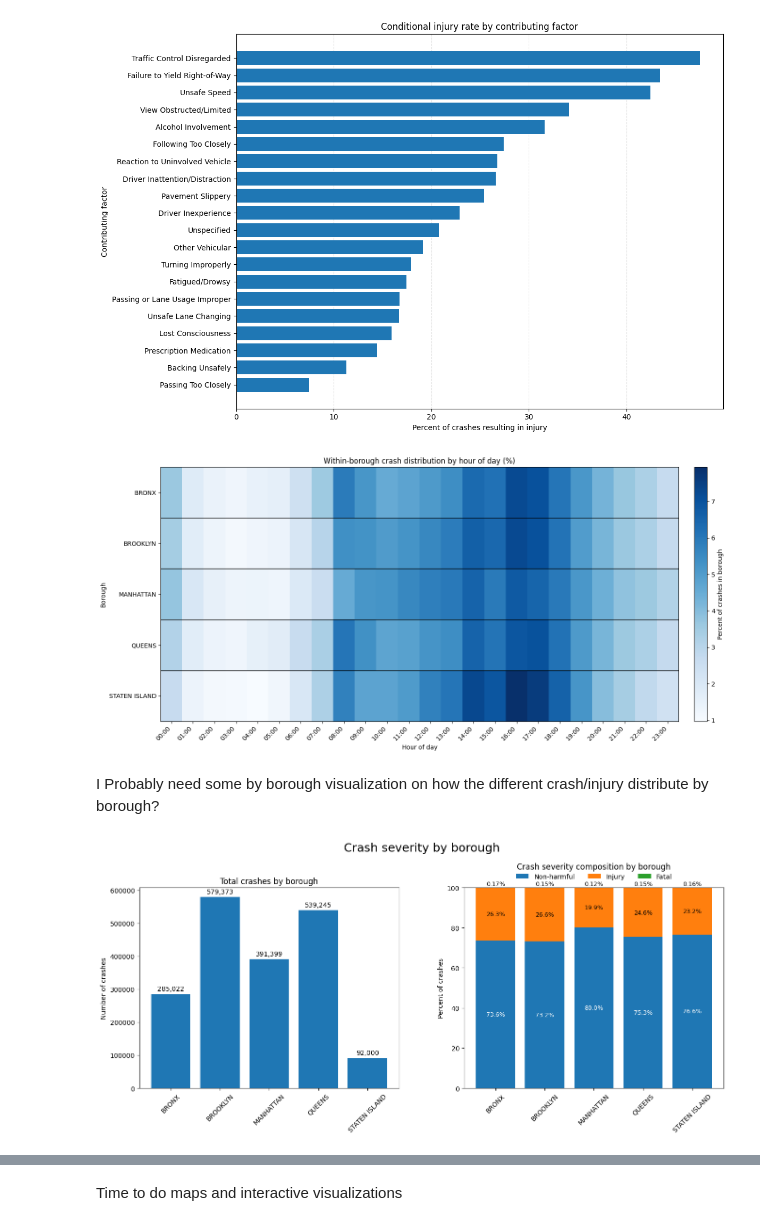
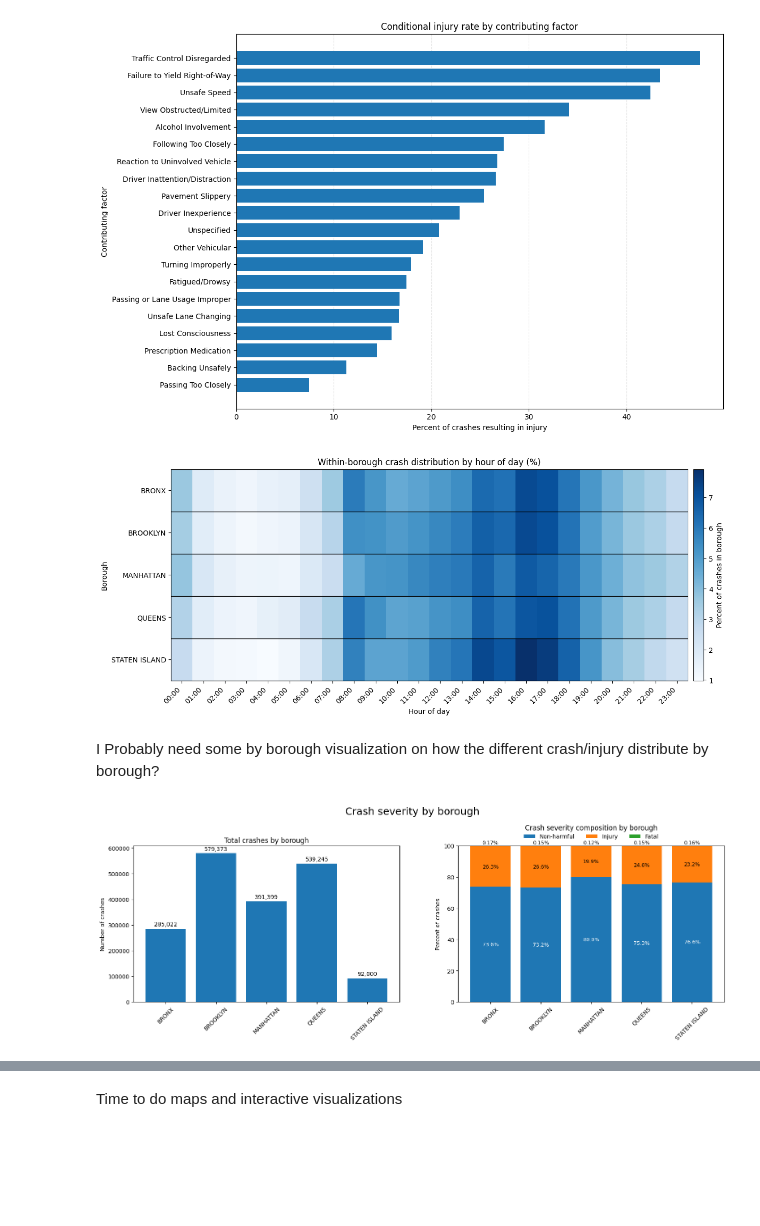
Before and after one commit to Melf-M/Final_project, a Jupyter notebook: cleanup.ipynb, the cells around one changed output, grey strips where cells are left out. Drawn from its saved outputs; the diff is of its cells as text; code cells hidden in the pictures; blank space fills up the shorter version.

```diff
--- a/cleanup.ipynb
+++ b/cleanup.ipynb
@@ -1541,39 +1541,42 @@ boro_order = existing_boros + remaining_boros
 heatmap_data = (
     df_clean.groupby(["BOROUGH", "HOUR"])
     .size()
     .unstack(fill_value=0)
     .reindex(index=boro_order, columns=range(24), fill_value=0)
 )
 
 heatmap_pct = heatmap_data.div(heatmap_data.sum(axis=1), axis=0) * 100
 
-fig, ax = plt.subplots(figsize=(16, 7))
+fig, ax = plt.subplots(figsize=(12, 5))
 
 im = ax.imshow(
     heatmap_pct.values,
     aspect="auto",
     cmap="Blues",
     origin="upper"
 )
 
 ax.set_xticks(range(24))
 ax.set_xticklabels([f"{h:02d}:00" for h in range(24)], rotation=45, ha="right")
 ax.set_yticks(range(len(heatmap_pct.index)))
 ax.set_yticklabels(heatmap_pct.index)
 
 ax.set_xlabel("Hour of day")
 ax.set_ylabel("Borough")
 ax.set_title("Within-borough crash distribution by hour of day (%)")
 for y in np.arange(0.5, len(heatmap_pct.index), 1):
     ax.axhline(y=y, color="black", linewidth=1)
-cbar = fig.colorbar(im, ax=ax,pad=0.025)
+#cbar = fig.colorbar(im, ax=ax,pad=0.025)
+cbar = fig.colorbar(im, ax=ax, pad=0.01, fraction=0.03)
 cbar.set_label("Percent of crashes in borough")
-
-plt.tight_layout()
-plt.savefig(f"{PLOT_PATH}" + f"crash_dist_by_hour.png")
+fig.subplots_adjust(left=0.08, right=0.96, bottom=0.12, top=0.95)
+#plt.tight_layout()
+plt.savefig(f"{PLOT_PATH}" + f"crash_dist_by_hour.png",dpi=300,
+    bbox_inches="tight",
+    pad_inches=0.02)
 plt.show()
 # %% [output]
-[figure, old version]
+[figure, new version]
 # %% [markdown]
 I Probably need some by borough visualization on how the different crash/injury distribute by borough?
 # %%
@@ -1649,7 +1652,7 @@ severity_pct = severity_counts.div(severity_counts.sum(axis=1), axis=0) * 100
 # 4) Plot
 # -----------------------------
 fig, axes = plt.subplots(1, 2, figsize=(16, 6))
-fig.subplots_adjust(top=0.82, wspace=0.25)
+#fig.subplots_adjust(top=0.82, bottom=0.25, wspace=0.25)
 
 # Overall figure title
 fig.suptitle("Crash severity by borough", fontsize=18, y=0.98)
@@ -1704,7 +1707,7 @@ axes[1].tick_params(axis="x", rotation=45)
 axes[1].legend(
     title=None,
     loc="upper center",
-    bbox_to_anchor=(0.5, 1.10),
+    bbox_to_anchor=(0.5, 1.11),
     ncol=3,
     frameon=False
 )
@@ -1750,11 +1753,18 @@ for i in range(len(severity_pct)):
         color="black",
         clip_on=False
     )
-
+fig.subplots_adjust(
+    left=0.07,
+    right=0.98,
+    bottom=0.18,
+    top=0.82,
+    wspace=0.22
+)
+#plt.tight_layout()
 plt.savefig(f"{PLOT_PATH}" + f"crash_severity_by_borough.png")
 plt.show()
 # %% [output]
-[figure, old version]
+[figure, new version]
 # %%
 import pandas as pd
 import numpy as np
```
Also changed, not shown: parts of 1 cell of this notebook, 15 other files.
